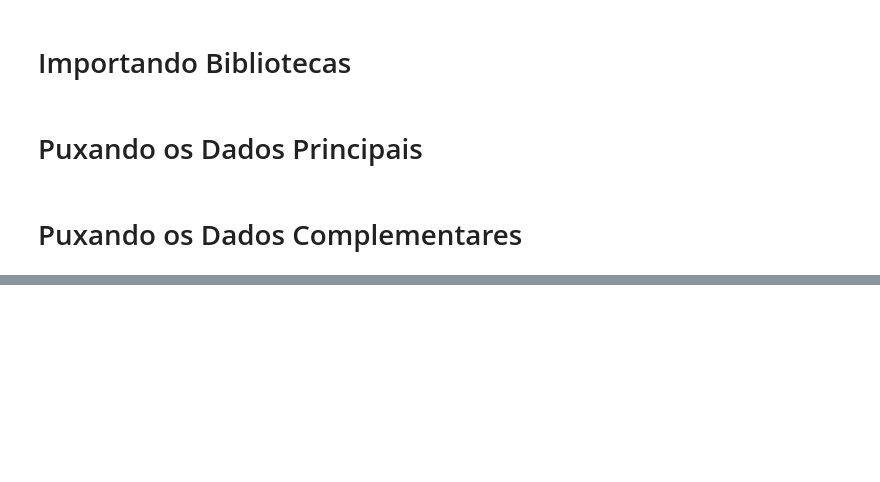
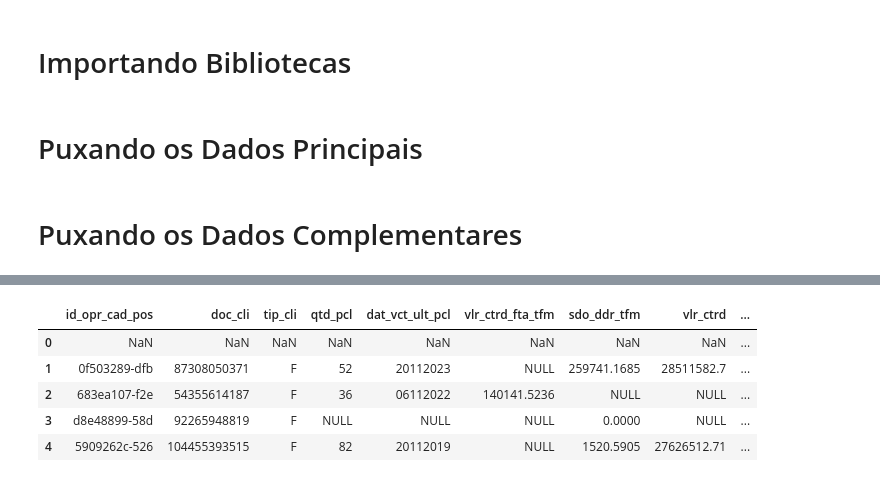
Before and after one commit to hsousadev/SPC-projeto-integrador, a Jupyter notebook: Entrega 3/Puxando Dados - Entrega 4.ipynb, the cells around one changed output, grey strips where cells are left out. Drawn from its saved outputs; the diff is of its cells as text; code cells hidden in the pictures; blank space fills up the shorter version.

```diff
--- a/Entrega 3/Puxando Dados - Entrega 4.ipynb
+++ b/Entrega 3/Puxando Dados - Entrega 4.ipynb
@@ -16,0 +76,8 @@ pessoa_fisica = pd.read_csv("dados/fatec_pessoa_fisica.csv", sep = '|', encoding
+# %%
+# Definindo as colunas que serão usadas:
+
+pessoa_fisica_colunas = pessoa_fisica.columns[1:len(pessoa_fisica.columns) - 1]
+endereco_pessoa_fisica_colunas = endereco_pessoa_fisica.columns[1:len(endereco_pessoa_fisica.columns) - 1]
+fatec_operacao_colunas = fatec_operacao.columns[1:len(fatec_operacao.columns) - 1]
+fatec_movimento_colunas = fatec_movimento.columns[1:len(fatec_movimento.columns) - 1]
+fatec_pagamento_colunas = fatec_pagamento.columns[1:len(fatec_pagamento.columns) - 1]
@@ -16,0 +100,6 @@ pessoa_fisica = pd.read_csv("dados/fatec_pessoa_fisica.csv", sep = '|', encoding
+# %%
+pessoa_fisica = pd.DataFrame(pessoa_fisica, columns = pessoa_fisica_colunas)
+endereco_pessoa_fisica = pd.DataFrame(endereco_pessoa_fisica, columns = endereco_pessoa_fisica_colunas)
+fatec_operacao = pd.DataFrame(fatec_operacao, columns = fatec_operacao_colunas)
+fatec_movimento = pd.DataFrame(fatec_movimento, columns = fatec_movimento_colunas)
+fatec_pagamento = pd.DataFrame(fatec_pagamento, columns = fatec_pagamento_colunas)
@@ -16,0 +124,9 @@ pessoa_fisica = pd.read_csv("dados/fatec_pessoa_fisica.csv", sep = '|', encoding
+# %%
+fatec_operacao.head()
+# %% [output]
+|  | id_opr_cad_pos | doc_cli | tip_cli | qtd_pcl | dat_vct_ult_pcl | vlr_ctrd_fta_tfm | sdo_ddr_tfm | vlr_ctrd | ... |
+| 0 | NaN | NaN | NaN | NaN | NaN | NaN | NaN | NaN | ... |
+| 1 | 0f503289-dfb | 87308050371 | F | 52 | 20112023 | NULL | 259741.1685 | 28511582.7 | ... |
+| 2 | 683ea107-f2e | 54355614187 | F | 36 | 06112022 | 140141.5236 | NULL | NULL | ... |
+| 3 | d8e48899-58d | 92265948819 | F | NULL | NULL | NULL | 0.0000 | NULL | ... |
+| 4 | 5909262c-526 | 104455393515 | F | 82 | 20112019 | NULL | 1520.5905 | 27626512.71 | ... |
```
Also changed, not shown: parts of 42 cells of this notebook.
